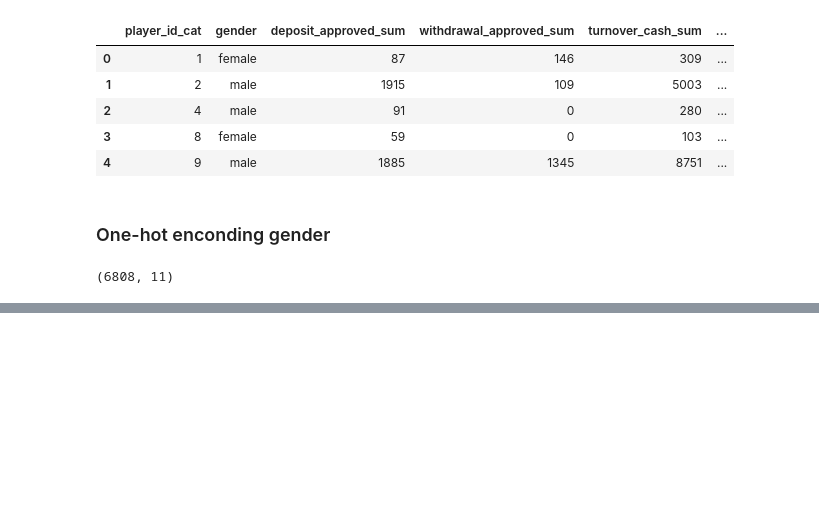
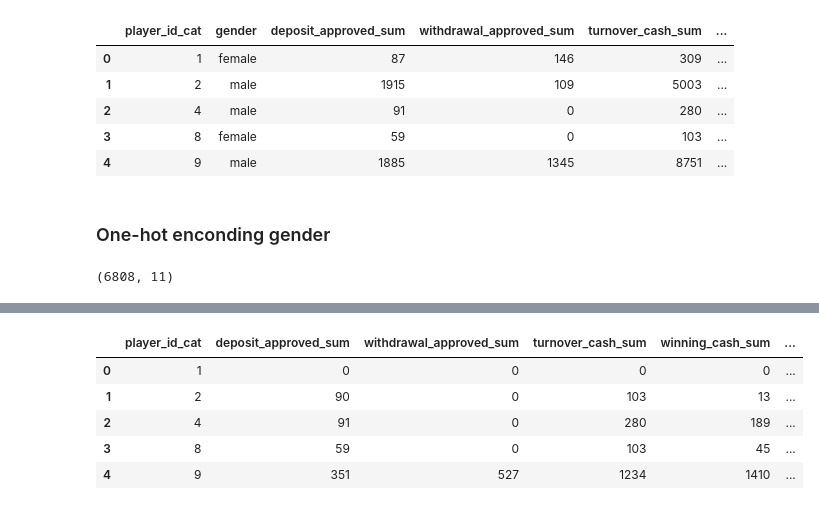
Before and after one commit to skepticalchemist/churn_prediction, a Jupyter notebook: notebooks/2_feature_eng.ipynb, the cells around one changed output, grey strips where cells are left out. Cells and saved outputs as stored; diff of their text form; code cells hidden in the pictures; blank space fills up the shorter version.

```diff
--- a/notebooks/feature_eng.ipynb
+++ b/notebooks/2_feature_eng.ipynb
@@ -243,0 +281,6 @@ casino_class_grp.to_csv("../data/df_from_casino_class_grp.csv", index=False)
+# %%
+# set the the time lapse in days below which we consider as a no_churn
+time_lapse = 10
+casino_class_naive["no_churn"] = np.where(
+    casino_class_naive["time_lapse_days"] < time_lapse, 1, 0
+)
@@ -243,0 +294,3 @@ casino_class_grp.to_csv("../data/df_from_casino_class_grp.csv", index=False)
+# %%
+# one-hot encoder the gender
+casino_class_naive = pd.get_dummies(casino_class_naive, columns=["gender"])
@@ -243,0 +313,31 @@ casino_class_grp.to_csv("../data/df_from_casino_class_grp.csv", index=False)
+# %%
+# drop features
+casino_class_naive = casino_class_naive.drop(["date"], axis=1)
+casino_class_naive = casino_class_naive.drop(["time_lapse_days"], axis=1)
+# %%
+cols_new_order = [
+    "player_id_cat",
+    "deposit_approved_sum",
+    "withdrawal_approved_sum",
+    "turnover_cash_sum",
+    "winning_cash_sum",
+    "result_cash_sum",
+    "NGR_sum",
+    "bonus_cash_sum",
+    "session_sum",
+    "gender_female",
+    "gender_male",
+    "no_churn"
+]
+
+# reordereing columns
+casino_class_naive = casino_class_naive.reindex(columns=cols_new_order)
+# %%
+casino_class_naive.head()
+# %% [output]
+|  | player_id_cat | deposit_approved_sum | withdrawal_approved_sum | turnover_cash_sum | winning_cash_sum | ... |
+| 0 | 1 | 0 | 0 | 0 | 0 | ... |
+| 1 | 2 | 90 | 0 | 103 | 13 | ... |
+| 2 | 4 | 91 | 0 | 280 | 189 | ... |
+| 3 | 8 | 59 | 0 | 103 | 45 | ... |
+| 4 | 9 | 351 | 527 | 1234 | 1410 | ... |
```
Also changed, not shown: parts of 11 cells of this notebook, 11 other files.
